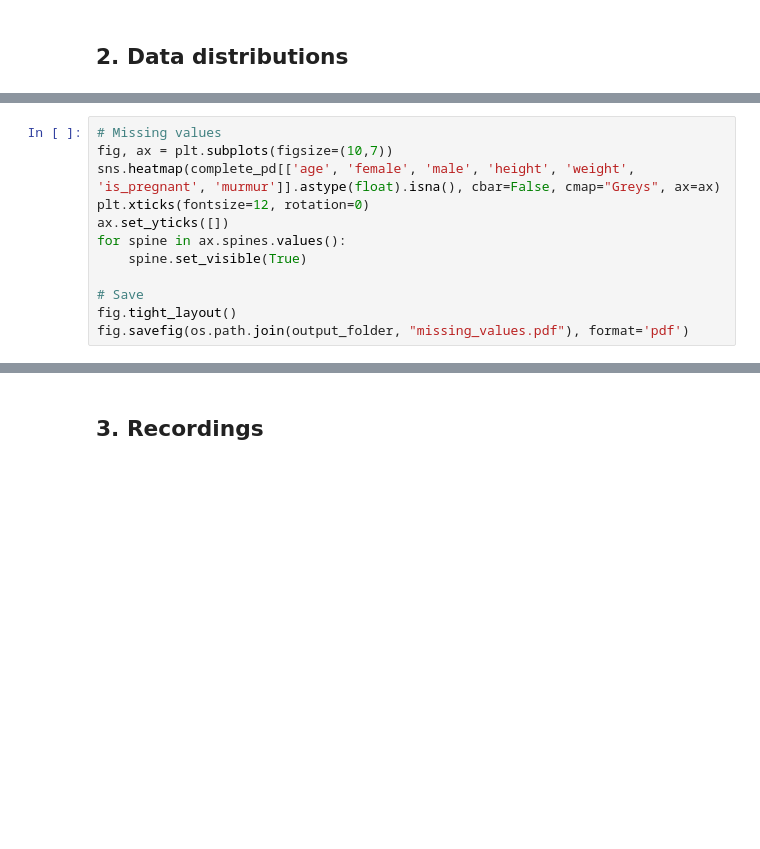
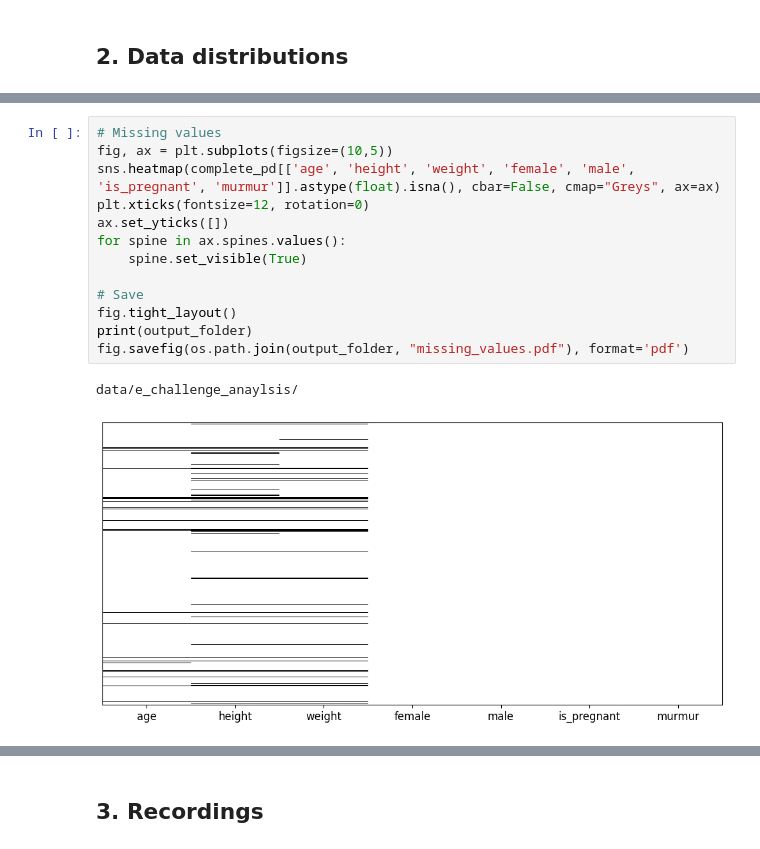
Before and after one commit to Benjamin-Walker/heart-murmur-detection, a Jupyter notebook: data_analysis.ipynb, the cells around one changed output, grey strips where cells are left out. Drawn from its saved outputs; the diff is of its cells as text; blank space fills up the shorter version.

```diff
--- a/data_analysis.ipynb
+++ b/data_analysis.ipynb
@@ -215,15 +228,19 @@ pd.DataFrame(complete_pd.describe())
 # %%
 # Missing values
-fig, ax = plt.subplots(figsize=(10,7))
-sns.heatmap(complete_pd[['age', 'female', 'male', 'height', 'weight', 'is_pregnant', 'murmur']].astype(float).isna(), cbar=False, cmap="Greys", ax=ax)
+fig, ax = plt.subplots(figsize=(10,5))
+sns.heatmap(complete_pd[['age', 'height', 'weight', 'female', 'male', 'is_pregnant', 'murmur']].astype(float).isna(), cbar=False, cmap="Greys", ax=ax)
 plt.xticks(fontsize=12, rotation=0)
 ax.set_yticks([])
 for spine in ax.spines.values():
     spine.set_visible(True)
 
 # Save
 fig.tight_layout()
+print(output_folder)
 fig.savefig(os.path.join(output_folder, "missing_values.pdf"), format='pdf')
+# %% [output]
+data/e_challenge_anaylsis/
+[figure, added]
 # %%
 # Missing values if age is missing
 fig, ax = plt.subplots(figsize=(10,7))
```
Also changed, not shown: parts of 29 cells of this notebook, 8 other files.
